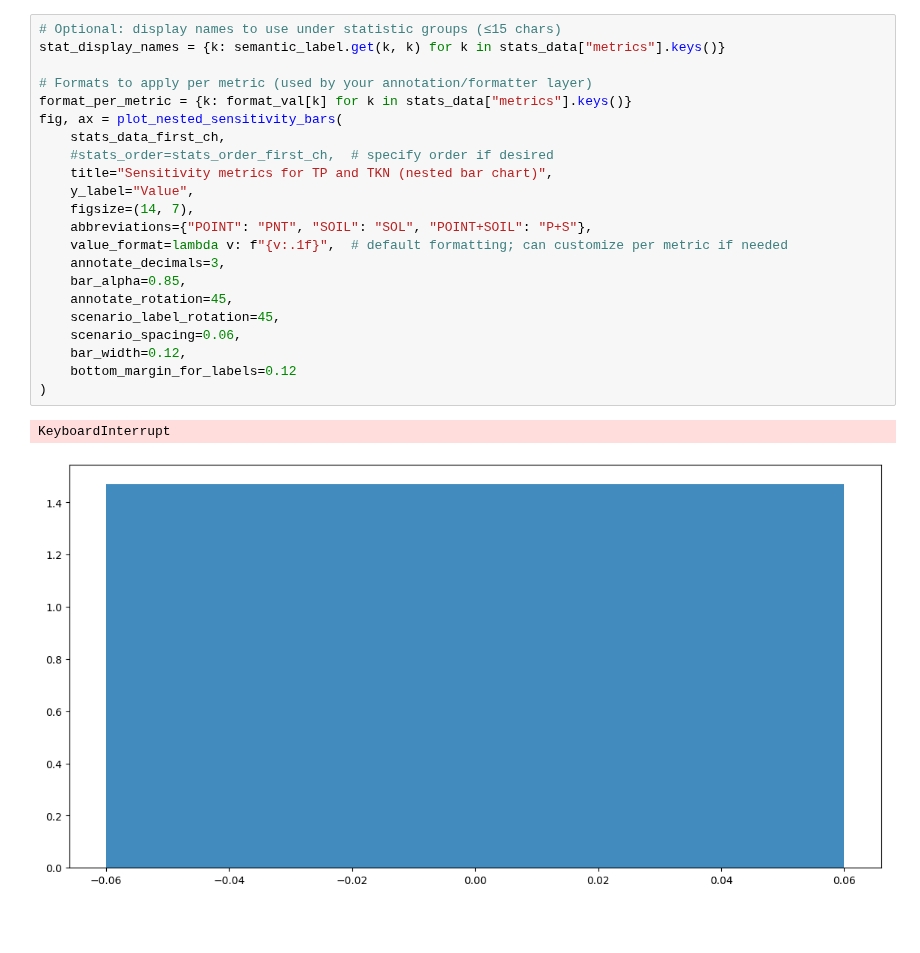
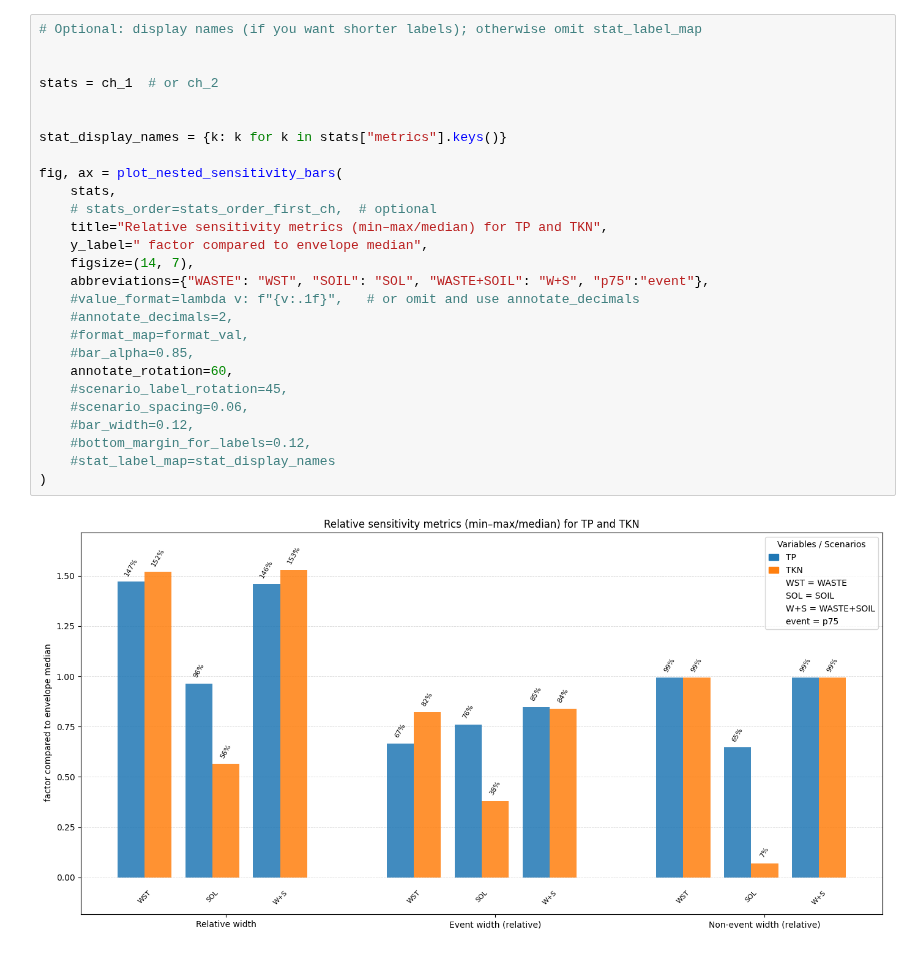
Before and after one commit to bvorak/swat_pipeline, a Jupyter notebook: trabajoFM/notebooks/sensitivity_stats.ipynb, the cells around one changed output. Saved outputs shown, nothing was run; the diff lists cells and outputs as text; blank space fills up the shorter version.

Commit message:
working flow sorted load time curves NICE!

```diff
--- a/trabajoFM/notebooks/sensitivity_stats.ipynb
+++ b/trabajoFM/notebooks/sensitivity_stats.ipynb
@@ -482,30 +498,34 @@ value_format_map = {
   "Coverage fraction": (lambda v: f"{v*100:.1f}%")
 }
 # %%
-# Optional: display names to use under statistic groups (≤15 chars)
-stat_display_names = {k: semantic_label.get(k, k) for k in stats_data["metrics"].keys()}
+# Optional: display names (if you want shorter labels); otherwise omit stat_label_map
 
-# Formats to apply per metric (used by your annotation/formatter layer)
-format_per_metric = {k: format_val[k] for k in stats_data["metrics"].keys()}
+
+stats = ch_1  # or ch_2
+
+
+stat_display_names = {k: k for k in stats["metrics"].keys()}
+
 fig, ax = plot_nested_sensitivity_bars(
-    stats_data_first_ch,
-    #stats_order=stats_order_first_ch,  # specify order if desired
-    title="Sensitivity metrics for TP and TKN (nested bar chart)",
-    y_label="Value",
+    stats,
+    # stats_order=stats_order_first_ch,  # optional
+    title="Relative sensitivity metrics (min–max/median) for TP and TKN",
+    y_label=" factor compared to envelope median",
     figsize=(14, 7),
-    abbreviations={"POINT": "PNT", "SOIL": "SOL", "POINT+SOIL": "P+S"},
-    value_format=lambda v: f"{v:.1f}",  # default formatting; can customize per metric if needed
-    annotate_decimals=3,
-    bar_alpha=0.85,
-    annotate_rotation=45,
-    scenario_label_rotation=45,
-    scenario_spacing=0.06,
-    bar_width=0.12,
-    bottom_margin_for_labels=0.12
+    abbreviations={"WASTE": "WST", "SOIL": "SOL", "WASTE+SOIL": "W+S", "p75":"event"},
+    #value_format=lambda v: f"{v:.1f}",   # or omit and use annotate_decimals
+    #annotate_decimals=2,
+    #format_map=format_val,
+    #bar_alpha=0.85,
+    annotate_rotation=60,
+    #scenario_label_rotation=45,
+    #scenario_spacing=0.06,
+    #bar_width=0.12,
+    #bottom_margin_for_labels=0.12,
+    #stat_label_map=stat_display_names
 )
 # %% [output]
-KeyboardInterrupt
-[figure, old version]
+[figure, new version]
 # %%
 Input spec
 
```
Also changed, not shown: parts of 8 cells of this notebook, 2 other files.
